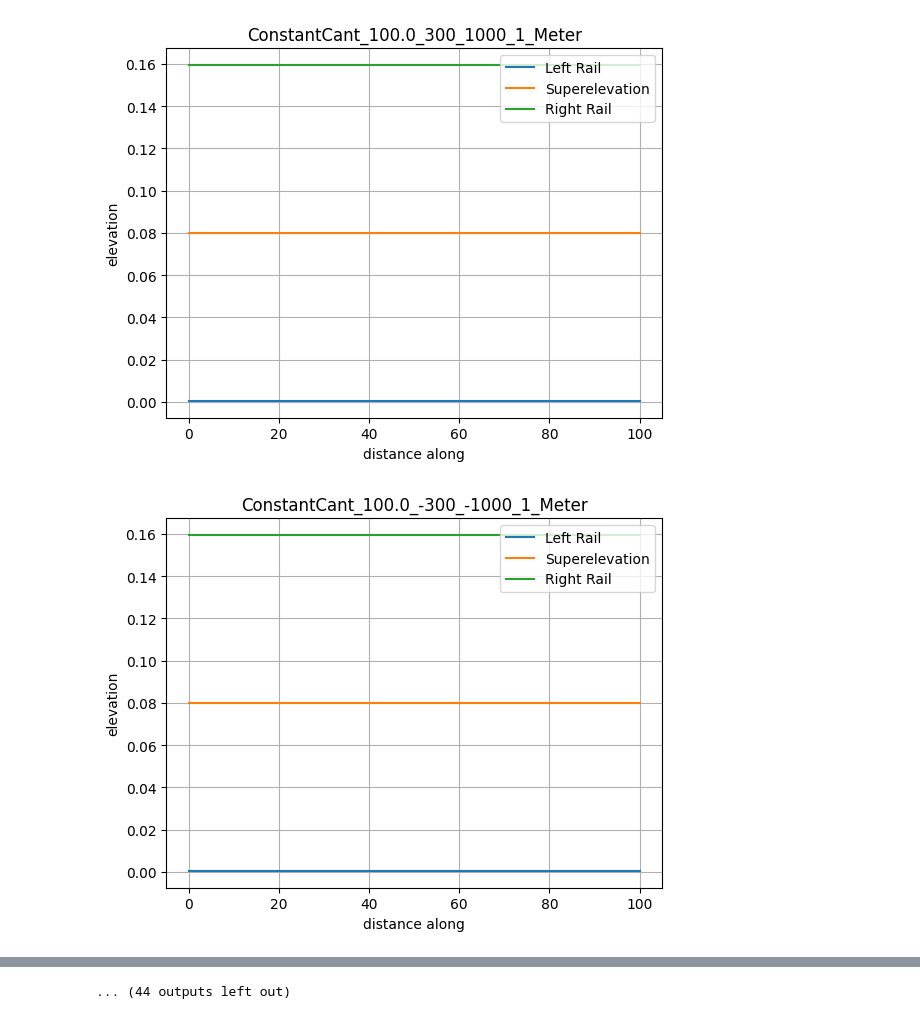
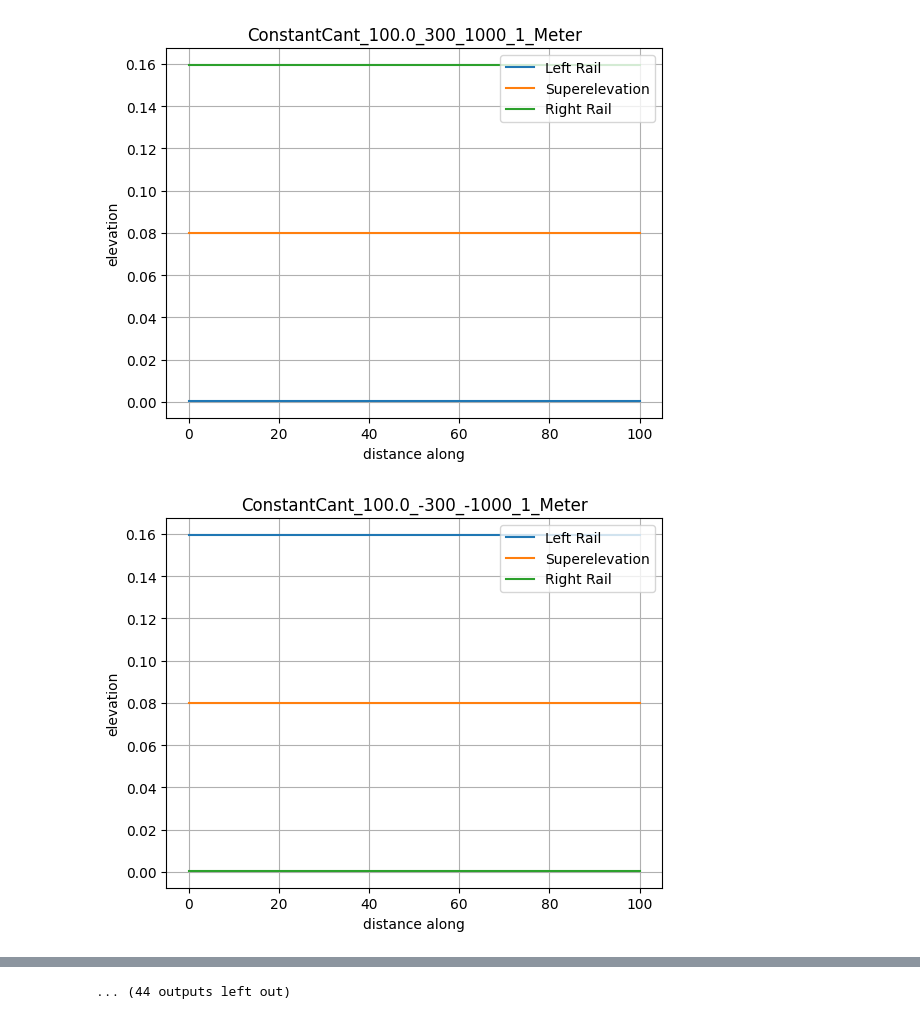
Before and after one commit to civilx64/IfcAlignmentDriver, a Jupyter notebook: Notebooks/CantSlope.ipynb, the cells around one changed output, grey strips where cells are left out. Saved outputs shown, nothing was run; the diff lists cells and outputs as text; code cells hidden in the pictures.

```diff
--- a/Notebooks/CantSlope.ipynb
+++ b/Notebooks/CantSlope.ipynb
@@ -36,7 +36,11 @@ for curve_type in curve_types:
             #print(axis)
             dx = axis[0]
             dy = axis[1]
-            ds = math.sqrt(dx*dx+dy*dy) # magnitude of vector in cant plane
+            sign = 1.0
+            if dy != 0.0:
+                sign = dy/math.fabs(dy)
+
+            ds = sign * math.sqrt(dx*dx+dy*dy) # magnitude of vector in cant plane
             dz = axis[2]
             left.append(-0.5*rail_head*ds/dz + z)
             center.append(z)
@@ -65,3 +69,3 @@ for curve_type in curve_types:
 [figure]
-[figure, old version]
+[figure, new version]
 [figure]
```
Also changed, not shown: parts of 1 cell of this notebook, 3 other files.
